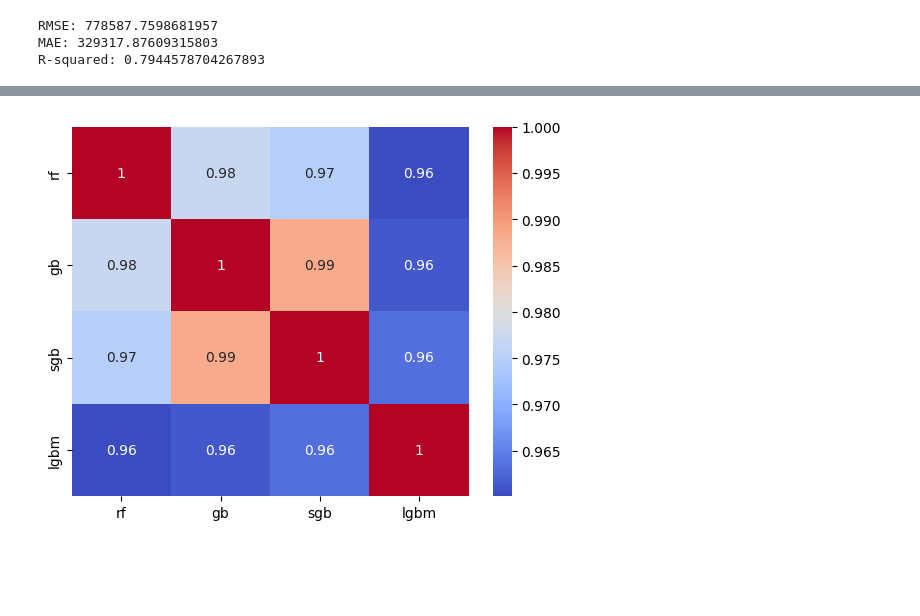
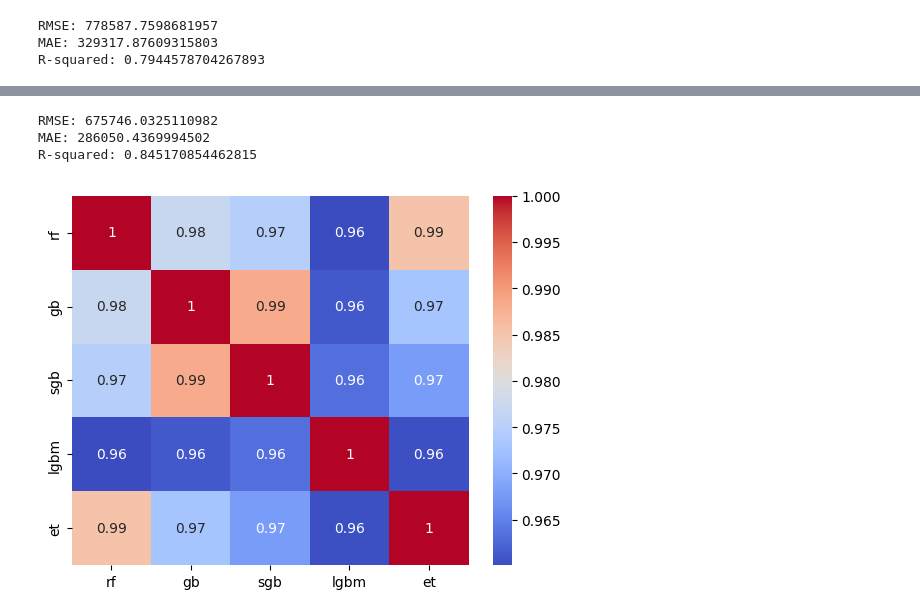
Before and after one commit to Dacon-ai-RunningFive/Dacon-AI, a Jupyter notebook: movie/notebooks/modeling/modeling.ipynb, the cells around one changed output, grey strips where cells are left out. Saved outputs shown, nothing was run; the diff lists cells and outputs as text; code cells hidden in the pictures; blank space fills up the shorter version.

```diff
--- a/movie/notebooks/modeling/modeling.ipynb
+++ b/movie/notebooks/modeling/modeling.ipynb
@@ -454,3 +497,19 @@ print(f"R-squared: {r2}")
 RMSE: 778587.7598681957
 MAE: 329317.87609315803
 R-squared: 0.7944578704267893
+# %%
+# Extra Trees Regressor 모델의 하이퍼파라미터 탐색 공간과 목적 함수 정의
+def et_objective(trial):
+    n_estimators = trial.suggest_int("n_estimators", 100, 1000, step=100)
+    max_depth = trial.suggest_int("max_depth", 3, 10)
+    min_samples_split = trial.suggest_int("min_samples_split", 2, 10)
+    min_samples_leaf = trial.suggest_int("min_samples_leaf", 1, 10)
+    et = ExtraTreesRegressor(n_estimators=n_estimators, max_depth=max_depth,
+                             min_samples_split=min_samples_split, min_samples_leaf=min_samples_leaf,
+                             random_state=42)
+    score = cross_val_score(et, X, y, cv=5, scoring="neg_mean_squared_error")
+    rmse = (-1 * score.mean()) ** 0.5
+    return rmse
+
+# Extra Trees Regressor 모델의 하이퍼파라미터 최적화
+et_params = optimize_model(et_objective)
@@ -457,23 +536,44 @@ R-squared: 0.7944578704267893
+# %%
+# 최적의 하이퍼 파라미터 적용 후 학습 및 예측
+et.set_params(**et_params)
+et.fit(X_train, y_train)
+et_y_pred = et.predict(X_test)
+
+# 평가지표 계산
+rmse = mean_squared_error(y_test, et_y_pred, squared=False)
+mae = mean_absolute_error(y_test, et_y_pred)
+r2 = r2_score(y_test, et_y_pred)
+
+# 평가지표 출력
+print(f"RMSE: {rmse}")
+print(f"MAE: {mae}")
+print(f"R-squared: {r2}")
+# %% [output]
+RMSE: 675746.0325110982
+MAE: 286050.4369994502
+R-squared: 0.845170854462815
 # %%
 # 모델 수정
 rf = RandomForestRegressor(random_state=42)
 gb = GradientBoostingRegressor(random_state=42)
+et = ExtraTreesRegressor(random_state=42)
 
 # 각 모델에서 예측한 결과값을 변수로 갖는 데이터프레임 생성
 pred_df = pd.DataFrame({
         "rf": rf_y_pred,
         "gb": gb_y_pred,
         "sgb": xgb_y_pred,
         "lgbm": lgbm_y_pred,
+        "et" : et_y_pred
     })
 
 # 상관 행렬 계산
 corr_matrix = pred_df.corr()
 
 # 시각화
 sns.heatmap(corr_matrix, annot=True, cmap="coolwarm")
 plt.show()
 # %% [output]
-[figure, old version]
+[figure, new version]
 # %%
 # 메타 모델 선정
```
Also changed, not shown: parts of 8 cells of this notebook.
